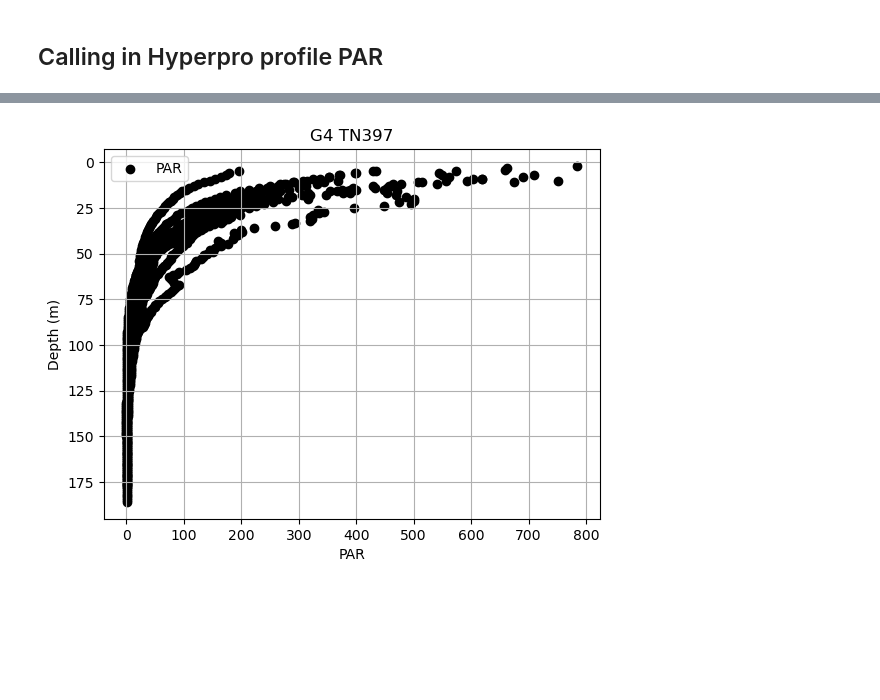
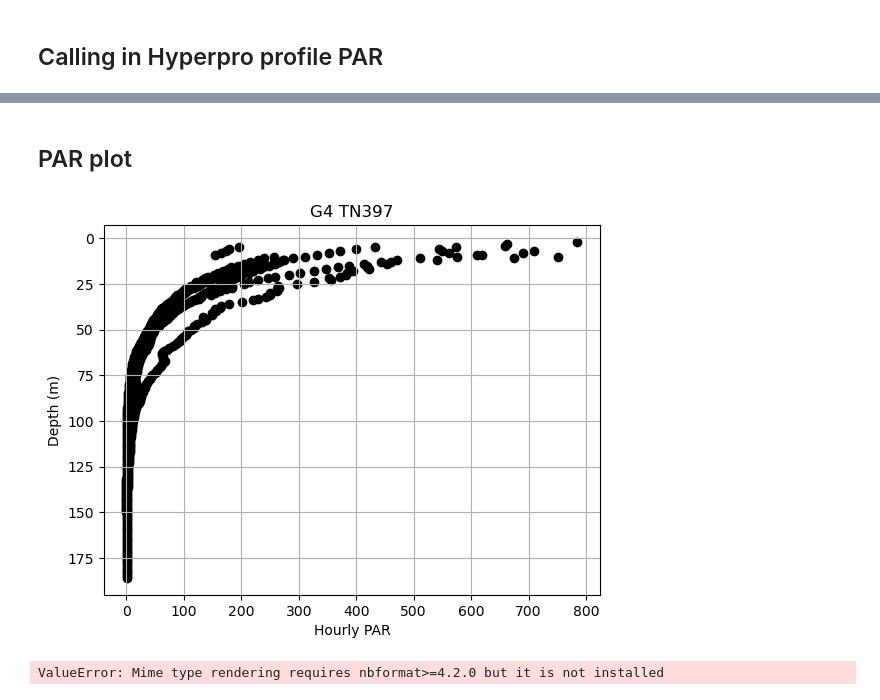
Before and after one commit to kpc02/SACNAS-2023-project, a Jupyter notebook: hyperpro_plots.ipynb, the cells around one changed output, grey strips where cells are left out. Cells and saved outputs as stored; diff of their text form; code cells hidden in the pictures; blank space fills up the shorter version.

Commit message:
made some plots

```diff
--- a/hyperpro_plots.ipynb
+++ b/hyperpro_plots.ipynb
@@ -11,5 +32,10 @@ import glob
 ## Calling in Hyperpro profile PAR
 # %%
 df = pd.read_csv('Gradients 4 - TN397 - Hyperpro Profiles.csv', usecols = ['kpar', 'flu', 'light_level', 'par_z', 'sal', 'dens', 'temp', 'time', 'lat', 'lon', 'depth'])
-df
+df['time'] = pd.DatetimeIndex(df.time.values)
+df.dropna()
+df1 = df.groupby([pd.Grouper(key = 'time', freq = 'H'), 'depth']).agg({'par_z': 'mean',
+                                                             'temp': 'mean',
+                                                             'flu': 'mean'}).reset_index()
+df1
 # %% [output]
@@ -29,17 +69,23 @@ df
+# %% [markdown]
+## PAR plot
 # %%
-x = df['par_z']
-y1 = df['depth']
-y2 = df['temp']
-
+x = df1['par_z']
+y1 = df1['depth']
 
 plt.scatter(x, y1, c = 'k', label = 'PAR')
-#plt.scatter(x, y2, c = 'blue', label = 'temp')
 
-plt.xlabel("PAR")
+plt.xlabel("Hourly PAR")
 plt.ylabel("Depth (m)")
 plt.title("G4 TN397")
-plt.legend()
+#plt.legend()
 plt.grid()
 plt.gca().invert_yaxis()
 # %% [output]
-[figure, old version]
+[figure, new version]
+# %%
+# trying to plot date as color to differentiate the days since idk how to in matplotlib but cant bc of error
+fig = px.scatter(df1, x='par_z', y='depth', color='time', title='TN397')
+fig.update_yaxes(autorange="reversed")
+fig.show()
+# %% [output]
+ValueError: Mime type rendering requires nbformat>=4.2.0 but it is not installed
```
Also changed, not shown: parts of 9 cells of this notebook, 2 other files.
